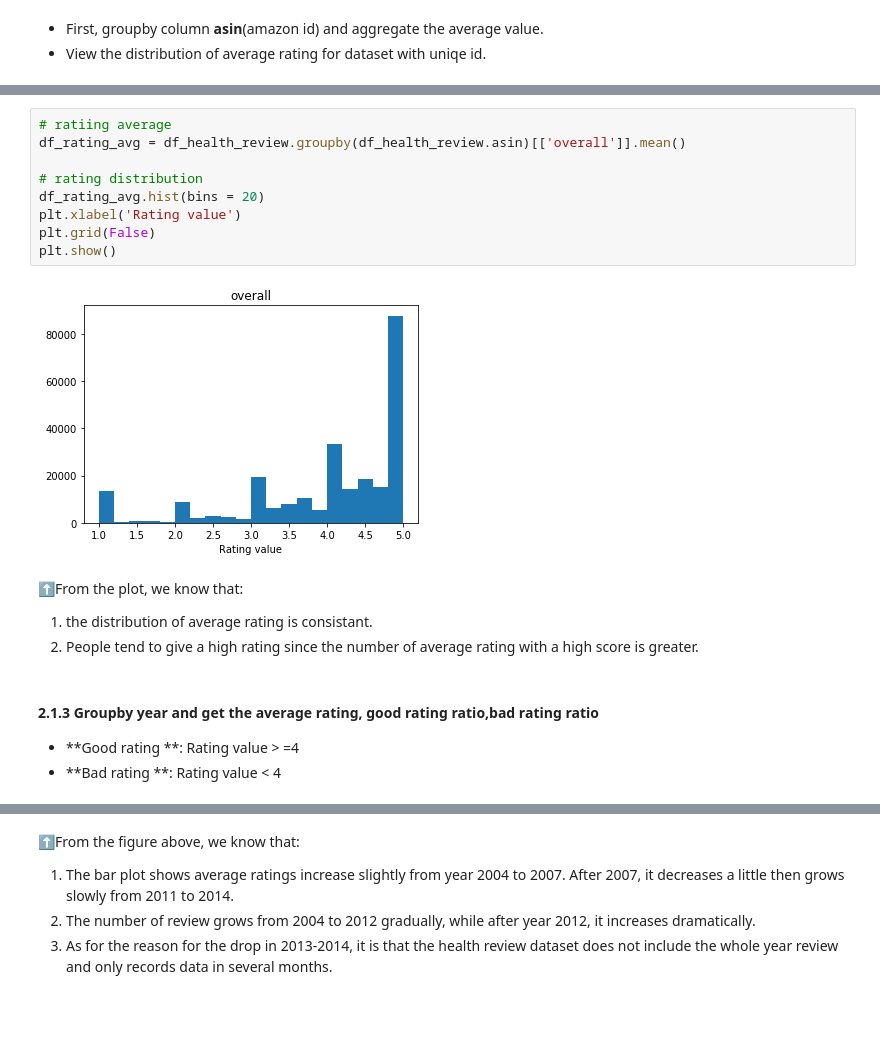
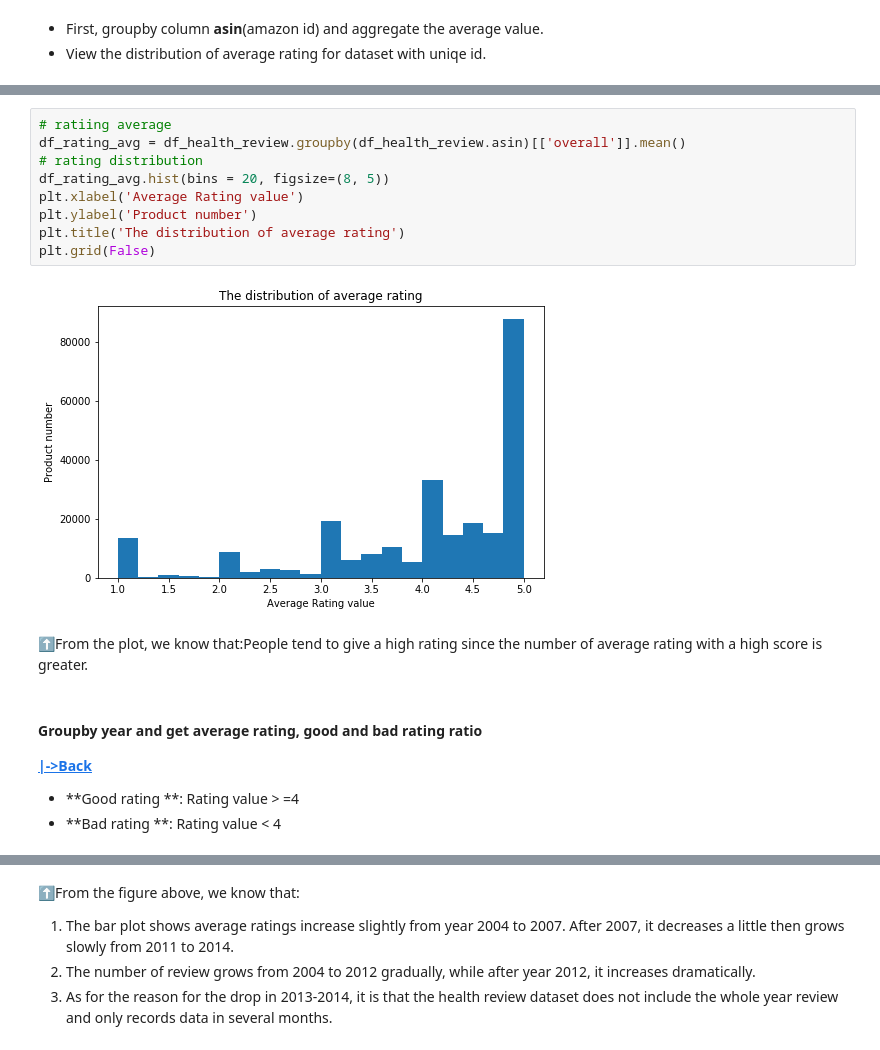
Before and after one commit to epfl-ada-2018/ada007project, a Jupyter notebook: Final_notebook.ipynb, the cells around one changed output, grey strips where cells are left out. Cells and saved outputs as stored; diff of their text form; blank space fills up the shorter version.

```diff
--- a/Final_notebook.ipynb
+++ b/Final_notebook.ipynb
@@ -127,21 +123,19 @@ df_health_review.head()
 # %%
 # ratiing average
 df_rating_avg = df_health_review.groupby(df_health_review.asin)[['overall']].mean()
-
 # rating distribution
-df_rating_avg.hist(bins = 20)
-plt.xlabel('Rating value')
+df_rating_avg.hist(bins = 20, figsize=(8, 5))
+plt.xlabel('Average Rating value')
+plt.ylabel('Product number')
+plt.title('The distribution of average rating')
 plt.grid(False)
-plt.show()
 # %% [output]
-[figure, old version]
+[figure, new version]
 # %% [markdown]
-⬆From the plot, we know that:
-1. the distribution of average rating is consistant.
-2. People tend to give a high rating since the number of average rating with a high score is greater.
+⬆From the plot, we know that:People tend to give a high rating since the number of average rating with a high score is greater.
 # %% [markdown]
-#### 2.1.3 Groupby year and get the average rating, good rating ratio,bad rating ratio
-
+#### Groupby year and get average rating, good and bad rating ratio
+**<a href="#Table-of-Contents">|->Back</a>**
 - **Good rating **: Rating value > =4
 - **Bad  rating **: Rating value < 4
 # %%
```
Also changed, not shown: parts of 240 cells of this notebook.
